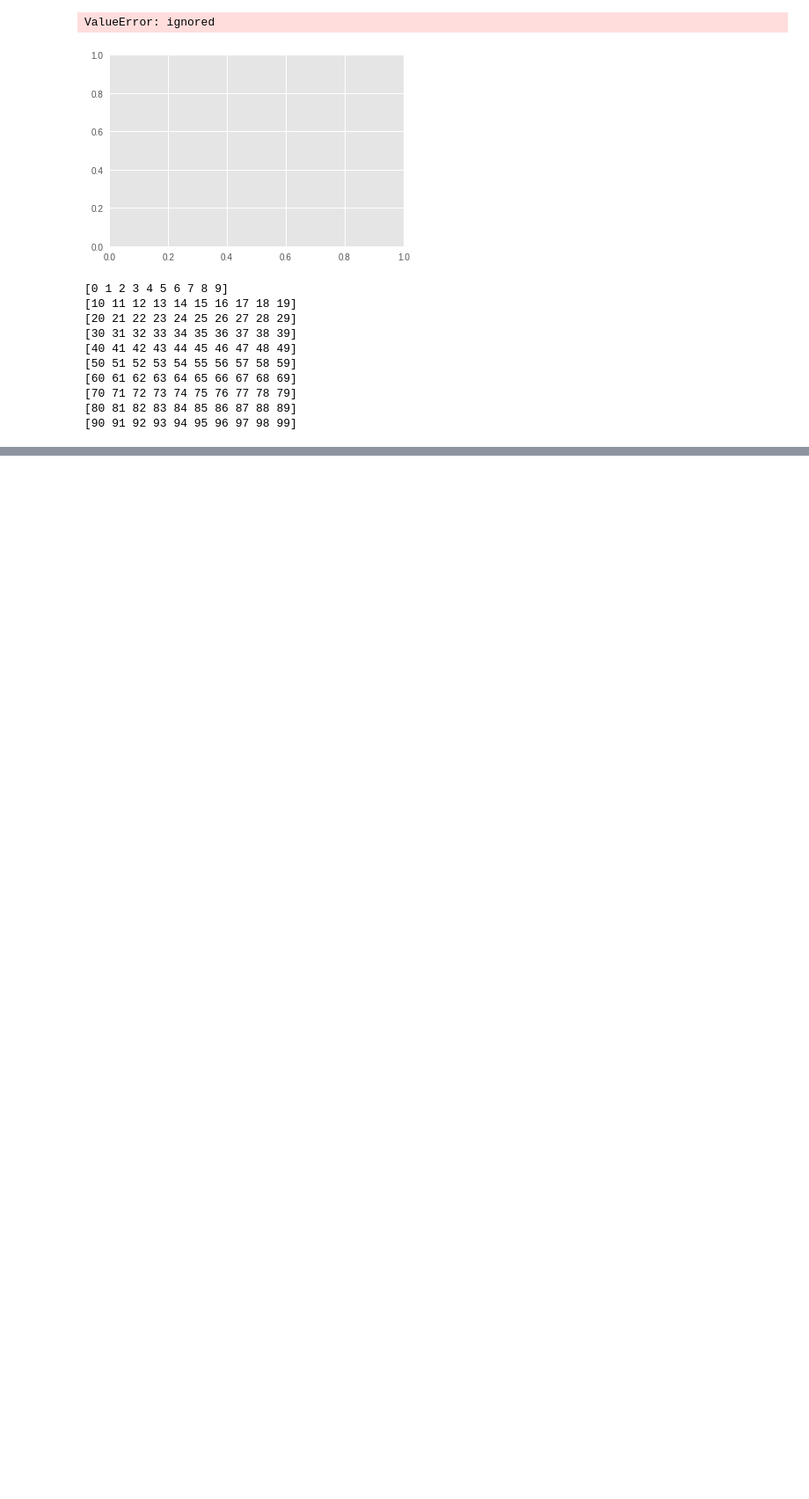
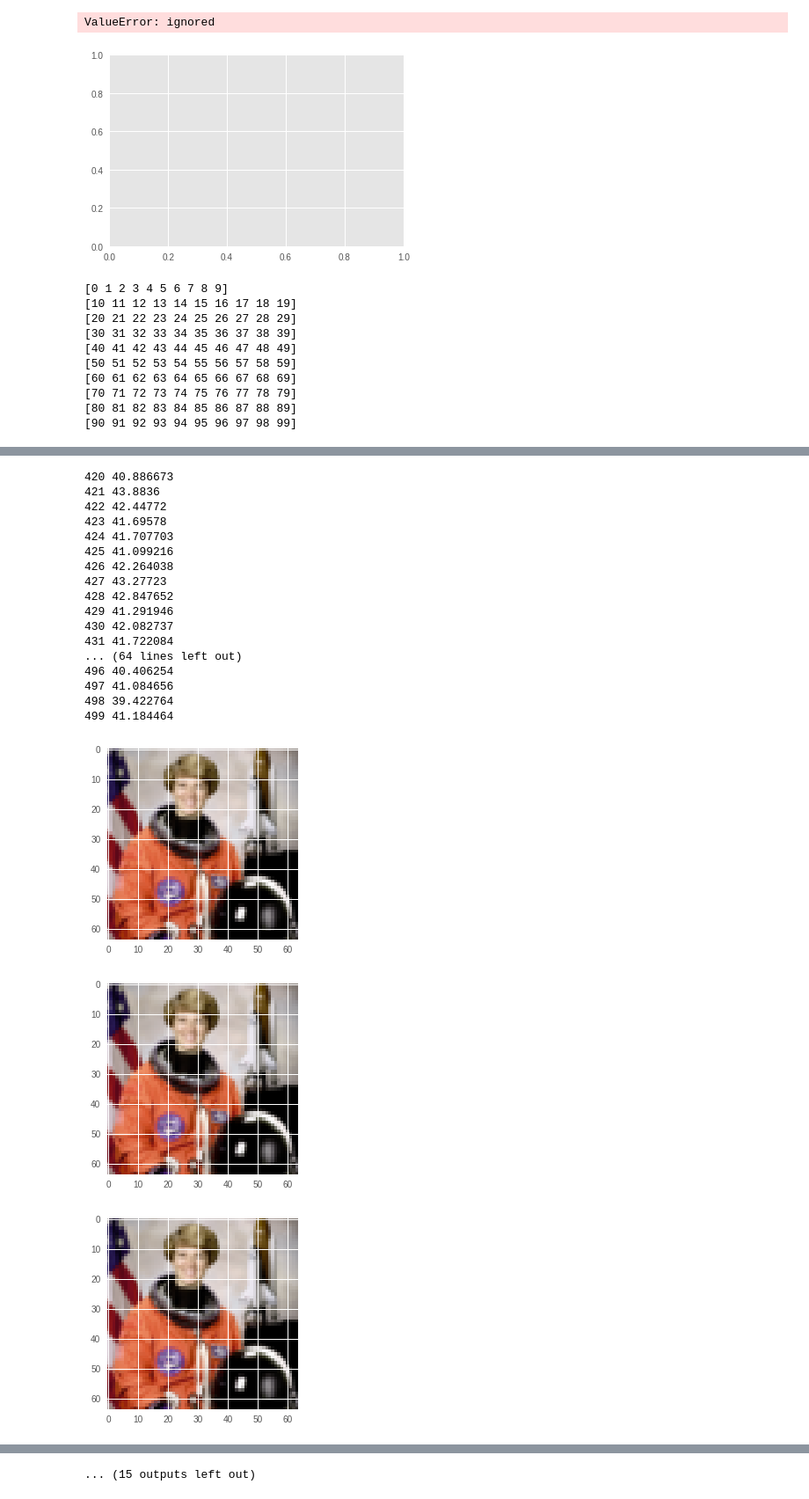
Before and after one commit to JacksonIsaac/kadenze-deeplearning-creative-applications, a Jupyter notebook: Kadenze_Session_2.ipynb, the cells around one changed output, grey strips where cells are left out. Shown at 88% size. Drawn from its saved outputs; the diff is of its cells as text; code cells hidden in the pictures; blank space fills up the shorter version.

```diff
--- a/Kadenze_Session_2.ipynb
+++ b/Kadenze_Session_2.ipynb
@@ -172,0 +229,51 @@ for batch_i in range(n_batches):
+# %%
+n_neurons = [2, 64, 64, 64, 64, 64, 3]
+
+current_input = X
+
+for layer_i in range(1, len(n_neurons)):
+    current_input = linear(
+    X=current_input,
+    n_input = n_neurons[layer_i - 1],
+    n_output = n_neurons[layer_i],
+    activation = tf.nn.relu if (layer_i + 1) < len(n_neurons) else None,
+    scope = 'layer_' + str(layer_i)
+    )
+
+Y_pred = current_input
+
+cost = tf.reduce_mean(
+    tf.reduce_sum(distance(Y_pred, Y), 1))
+# %%
+optimizer = tf.train.AdamOptimizer(0.001).minimize(cost)
+# %%
+n_iterations = 500
+
+batch_size = 50
+
+with tf.Session() as sess:
+    sess.run(tf.initialize_all_variables())
+
+    prev_cost = 0.0
+
+    for it_i in range(n_iterations):
+        idxs = np.random.permutation(range(len(xs)))
+
+        n_batches = len(idxs) // batch_size
+
+        for batch_i in range(n_batches):
+            idxs_i = idxs[batch_i * batch_size : (batch_i + 1) * batch_size]
+
+            sess.run(optimizer, feed_dict={X: xs, Y: ys})
+
+        training_cost = sess.run(cost, feed_dict={X: xs, Y: ys})
+        print(it_i, training_cost)
+
+        if (it_i + 1) % 20 == 0:
+            ys_pred = Y_pred.eval(feed_dict={X: xs}, session=sess)
+
+            fig, ax = plt.subplots(1, 1)
+            imp = np.clip(ys_pred.reshape(img.shape), 0, 255).astype(np.uint8)
+            plt.imshow(img)
+            fig.canvas.draw()
+# %% [output]
@@ -172,0 +297,20 @@ for batch_i in range(n_batches):
+420 40.886673
+421 43.8836
+422 42.44772
+423 41.69578
+424 41.707703
+425 41.099216
+426 42.264038
+427 43.27723
+428 42.847652
+429 41.291946
+430 42.082737
+431 41.722084
+... (64 lines left out)
+496 40.406254
+497 41.084656
+498 39.422764
+499 41.184464
+[figure, added]
+[figure, added]
+[figure, added]
@@ -172,0 +324 @@ for batch_i in range(n_batches):
+... (15 outputs left out)
```
Also changed, not shown: parts of 11 cells of this notebook.
